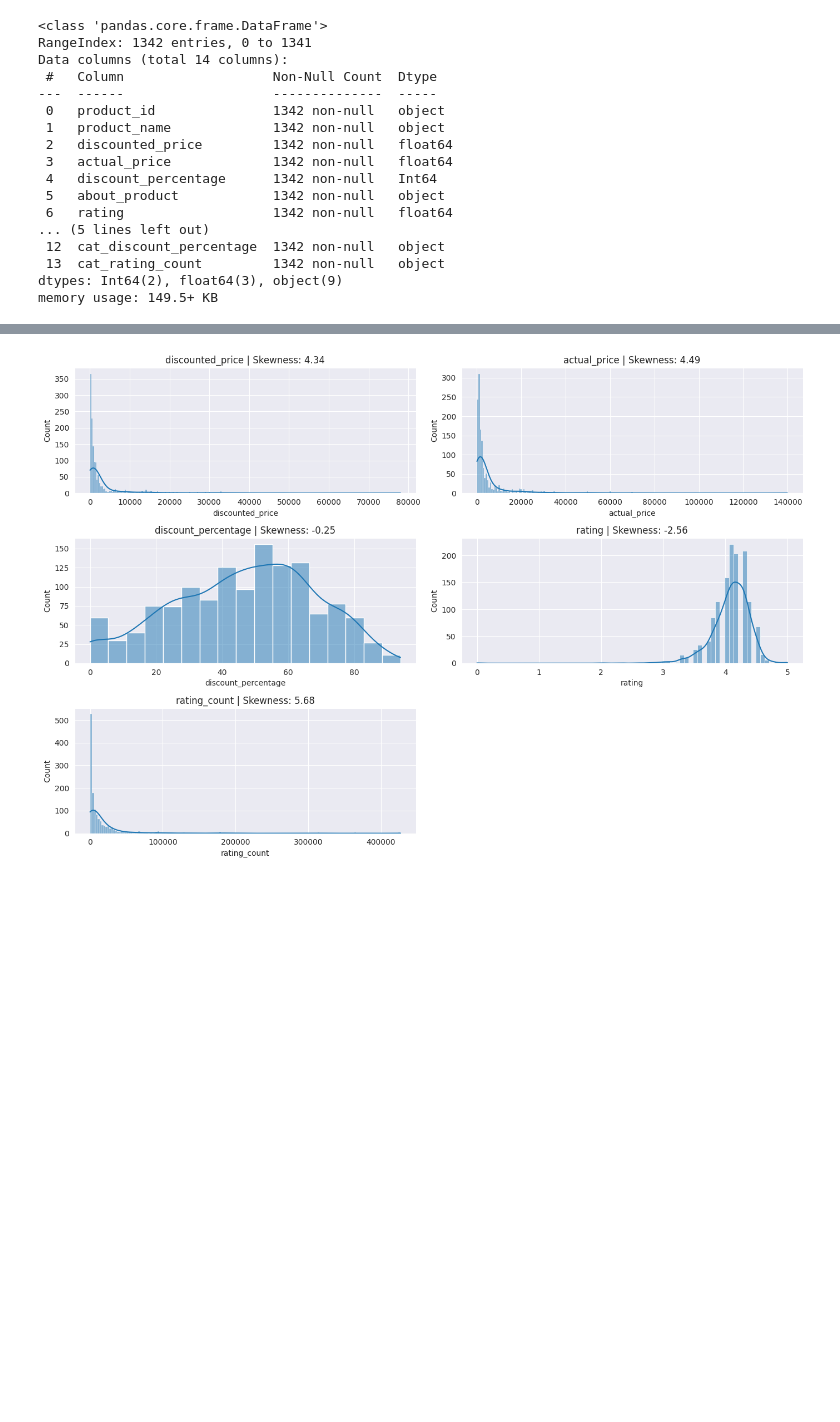
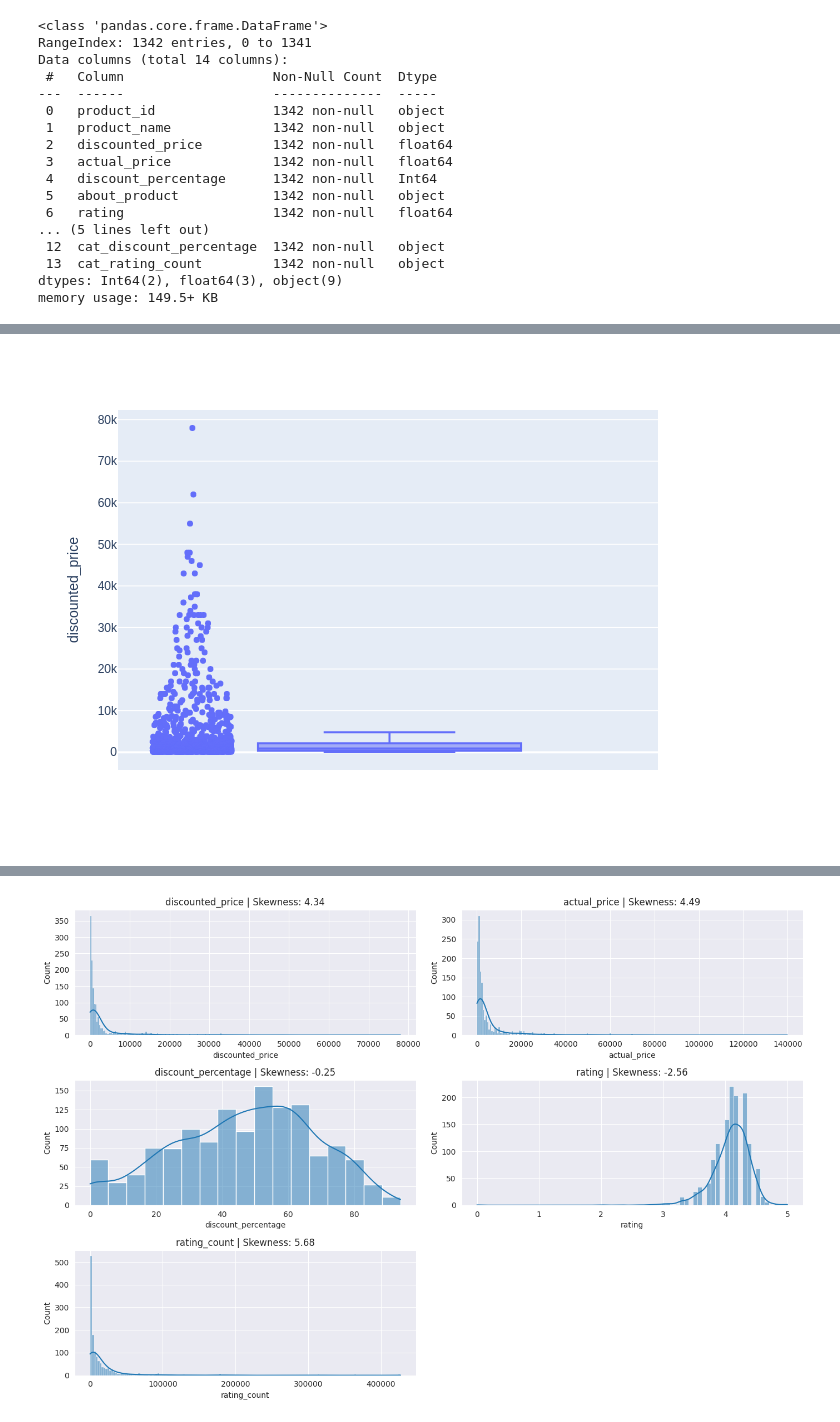
Before and after one commit to juliasalto/proyectodatalab, a Jupyter notebook: EDA_test_hipotesis_datalab.ipynb, the cells around one changed output, grey strips where cells are left out. Cells and saved outputs as stored; diff of their text form; code cells hidden in the pictures; blank space fills up the shorter version.

```diff
--- a/EDA_test_hipotesis_datalab.ipynb
+++ b/EDA_test_hipotesis_datalab.ipynb
@@ -73,4 +91,5 @@ fig.show()
 # %%
 fig = px.box(df, y="discounted_price", points="all")
-fig.show()
+fig.write_image("figure2.png", engine="kaleido")
+display(Image("figure2.png"))
 # %% [output]
@@ -78,2 +96,3 @@ fig.show()
+[figure, added]
 # %%
 fig = px.box(df, x= "category_main", y="actual_price", points="all")
```
Also changed, not shown: parts of 19 cells of this notebook.
